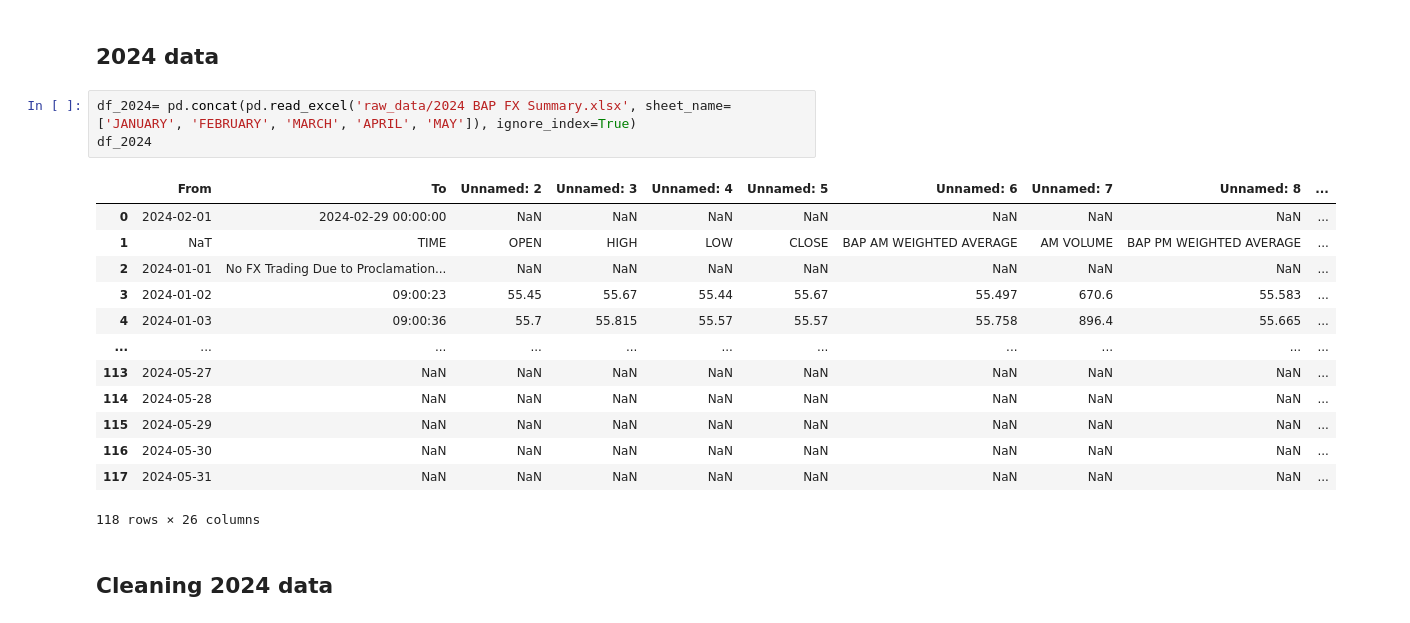
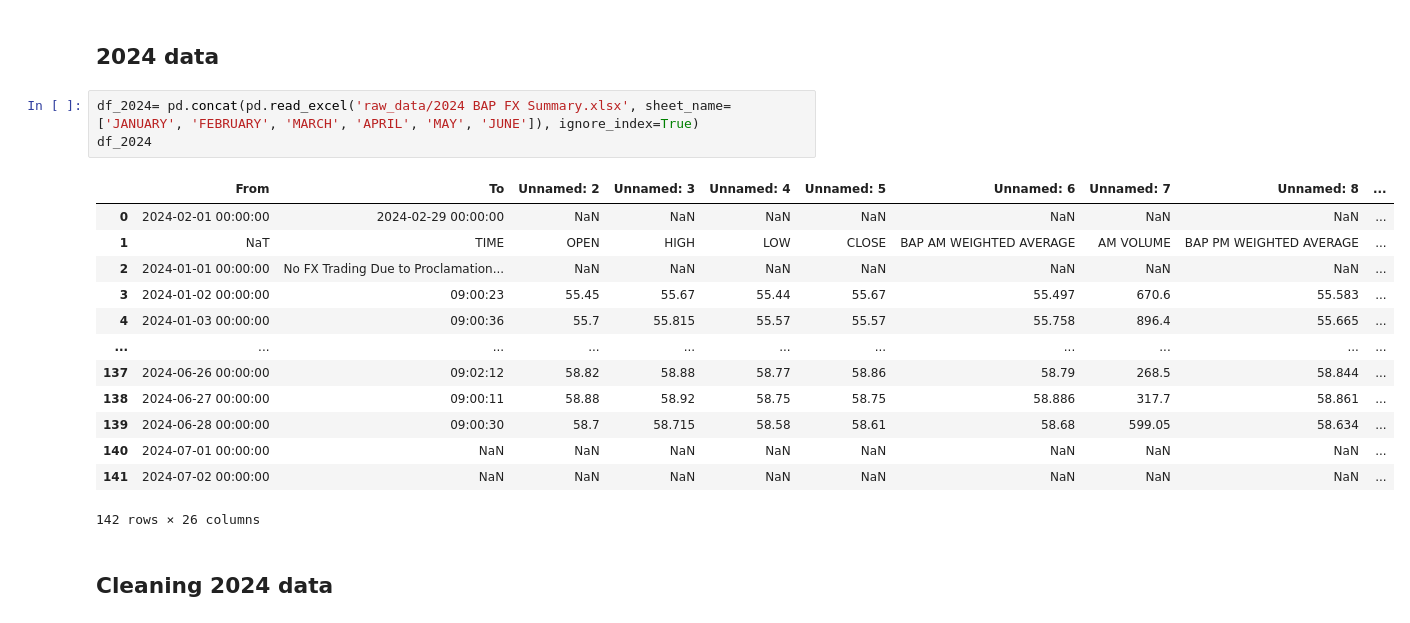
Before and after one commit to pmagtulis/usd-php-forex, a Jupyter notebook: forex-ph.ipynb, the cells around one changed output. Drawn from its saved outputs; the diff is of its cells as text.

```diff
--- a/forex-ph.ipynb
+++ b/forex-ph.ipynb
@@ -429,22 +429,22 @@ df_final.sort_values('close')
 # %% [markdown]
 ## 2024 data
 # %%
-df_2024= pd.concat(pd.read_excel('raw_data/2024 BAP FX Summary.xlsx', sheet_name=['JANUARY', 'FEBRUARY', 'MARCH', 'APRIL', 'MAY']), ignore_index=True)
+df_2024= pd.concat(pd.read_excel('raw_data/2024 BAP FX Summary.xlsx', sheet_name=['JANUARY', 'FEBRUARY', 'MARCH', 'APRIL', 'MAY', 'JUNE']), ignore_index=True)
 df_2024
 # %% [output]
 |  | From | To | Unnamed: 2 | Unnamed: 3 | Unnamed: 4 | Unnamed: 5 | Unnamed: 6 | Unnamed: 7 | Unnamed: 8 | ... |
-| 0 | 2024-02-01 | 2024-02-29 00:00:00 | NaN | NaN | NaN | NaN | NaN | NaN | NaN | ... |
+| 0 | 2024-02-01 00:00:00 | 2024-02-29 00:00:00 | NaN | NaN | NaN | NaN | NaN | NaN | NaN | ... |
 | 1 | NaT | TIME | OPEN | HIGH | LOW | CLOSE | BAP AM WEIGHTED AVERAGE | AM VOLUME | BAP PM WEIGHTED AVERAGE | ... |
-| 2 | 2024-01-01 | No FX Trading Due to Proclamation... | NaN | NaN | NaN | NaN | NaN | NaN | NaN | ... |
-| 3 | 2024-01-02 | 09:00:23 | 55.45 | 55.67 | 55.44 | 55.67 | 55.497 | 670.6 | 55.583 | ... |
-| 4 | 2024-01-03 | 09:00:36 | 55.7 | 55.815 | 55.57 | 55.57 | 55.758 | 896.4 | 55.665 | ... |
+| 2 | 2024-01-01 00:00:00 | No FX Trading Due to Proclamation... | NaN | NaN | NaN | NaN | NaN | NaN | NaN | ... |
+| 3 | 2024-01-02 00:00:00 | 09:00:23 | 55.45 | 55.67 | 55.44 | 55.67 | 55.497 | 670.6 | 55.583 | ... |
+| 4 | 2024-01-03 00:00:00 | 09:00:36 | 55.7 | 55.815 | 55.57 | 55.57 | 55.758 | 896.4 | 55.665 | ... |
 | ... | ... | ... | ... | ... | ... | ... | ... | ... | ... | ... |
-| 113 | 2024-05-27 | NaN | NaN | NaN | NaN | NaN | NaN | NaN | NaN | ... |
-| 114 | 2024-05-28 | NaN | NaN | NaN | NaN | NaN | NaN | NaN | NaN | ... |
-| 115 | 2024-05-29 | NaN | NaN | NaN | NaN | NaN | NaN | NaN | NaN | ... |
-| 116 | 2024-05-30 | NaN | NaN | NaN | NaN | NaN | NaN | NaN | NaN | ... |
-| 117 | 2024-05-31 | NaN | NaN | NaN | NaN | NaN | NaN | NaN | NaN | ... |
+| 137 | 2024-06-26 00:00:00 | 09:02:12 | 58.82 | 58.88 | 58.77 | 58.86 | 58.79 | 268.5 | 58.844 | ... |
+| 138 | 2024-06-27 00:00:00 | 09:00:11 | 58.88 | 58.92 | 58.75 | 58.75 | 58.886 | 317.7 | 58.861 | ... |
+| 139 | 2024-06-28 00:00:00 | 09:00:30 | 58.7 | 58.715 | 58.58 | 58.61 | 58.68 | 599.05 | 58.634 | ... |
+| 140 | 2024-07-01 00:00:00 | NaN | NaN | NaN | NaN | NaN | NaN | NaN | NaN | ... |
+| 141 | 2024-07-02 00:00:00 | NaN | NaN | NaN | NaN | NaN | NaN | NaN | NaN | ... |
-118 rows × 26 columns
+142 rows × 26 columns
 # %% [markdown]
 ## Cleaning 2024 data
 # %%
```
Also changed, not shown: parts of 8 cells of this notebook, 3 other files.
